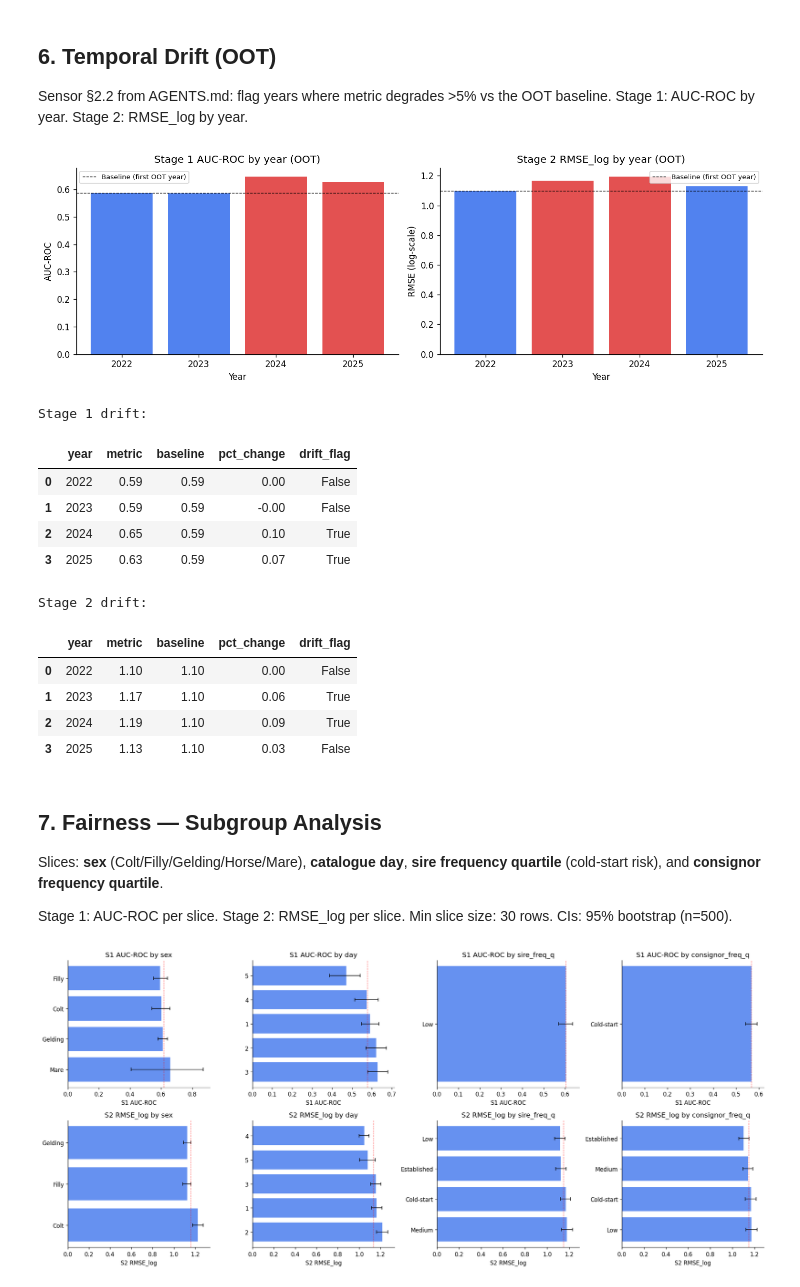
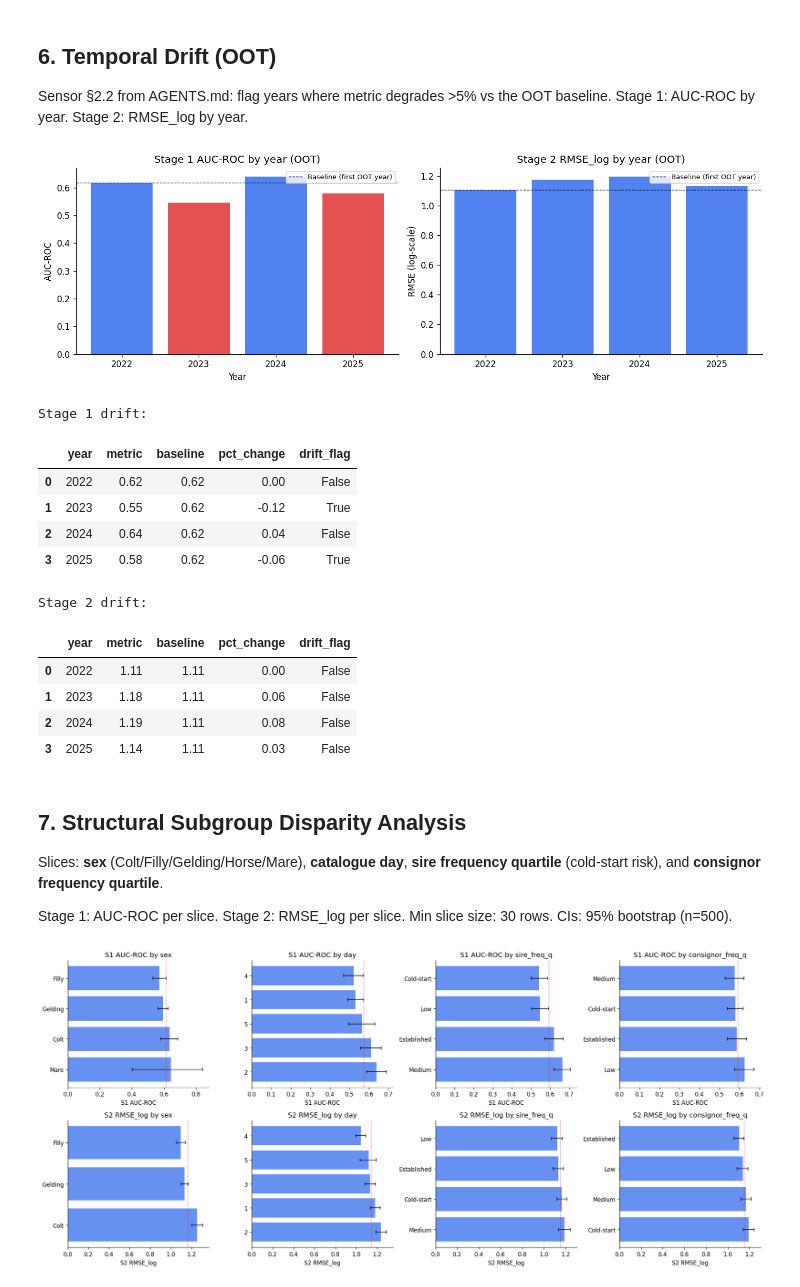
Before and after one commit to carroyo03/tfm-tattersalls, a Jupyter notebook: notebooks/05_Model_Audit.ipynb, the cells around one changed output. Cells and saved outputs as stored; diff of their text form; code cells hidden in the pictures.

```diff
--- a/notebooks/05_Model_Audit.ipynb
+++ b/notebooks/05_Model_Audit.ipynb
@@ -63,11 +88,12 @@ print("Regression exports:", reg_preds.shape)
 print("Universe exports:", univ_preds.shape)
 
 # Context columns needed for slicing (join on sale_year, day, lot)
+_join_keys = ["lot_uid"] if "lot_uid" in univ_preds.columns and "lot_uid" in clf_preds.columns else ["sale_name", "sale_year", "day", "lot"]
 _ctx_cols = [
-    "sale_year", "day", "lot",
+    *_join_keys,
     "sex_C", "sex_F", "sex_G", "sex_H", "sex_M",
     "intraday_position", "is_prime_time",
-    "sire_frequency", "consignor_frequency",
+    "sire_frequency", "consignor_volume",
     "log_year_median_price_prior",
 ]
 ctx = univ_preds[_ctx_cols].copy()
@@ -79,8 +105,8 @@ ctx["sex"] = (
 )
 
 # Enrich clf and reg parquets with context
-clf = clf_preds.merge(ctx, on=["sale_year", "day", "lot"], how="left")
-reg = reg_preds.merge(ctx, on=["sale_year", "day", "lot"], how="left")
+clf = clf_preds.merge(ctx, on=_join_keys, how="left", validate="one_to_one")
+reg = reg_preds.merge(ctx, on=_join_keys, how="left", validate="one_to_one")
 print(f"\nContext join coverage clf: {clf['sex'].notna().mean():.1%}")
 print(f"Context join coverage reg: {reg['sex'].notna().mean():.1%}")
 # %% [output]
@@ -283,0 +310,9 @@ plt.show()
+# %%
+reg['price_decile'] = pd.qcut(reg['log_price_true'], q=10, labels=False)
+reg.groupby('price_decile').apply(
+    lambda d: pd.Series({
+        'n': len(d),
+        'rmse_log': np.sqrt(mean_squared_error(d['log_price_true'], d['log_price_pred_stacking'])),
+        'bias': (d['log_price_true'] - d['log_price_pred_stacking']).mean()
+    })
+)
@@ -359,21 +522,21 @@ display(drift_clf[["year", "metric", "baseline", "pct_change", "drift_flag"]].ro
 print("\nStage 2 drift:")
 display(drift_reg[["year", "metric", "baseline", "pct_change", "drift_flag"]].round(4))
 # %% [output]
-[figure, old version]
+[figure, new version]
 Stage 1 drift:
 |  | year | metric | baseline | pct_change | drift_flag |
-| 0 | 2022 | 0.59 | 0.59 | 0.00 | False |
-| 1 | 2023 | 0.59 | 0.59 | -0.00 | False |
-| 2 | 2024 | 0.65 | 0.59 | 0.10 | True |
-| 3 | 2025 | 0.63 | 0.59 | 0.07 | True |
+| 0 | 2022 | 0.62 | 0.62 | 0.00 | False |
+| 1 | 2023 | 0.55 | 0.62 | -0.12 | True |
+| 2 | 2024 | 0.64 | 0.62 | 0.04 | False |
+| 3 | 2025 | 0.58 | 0.62 | -0.06 | True |
 Stage 2 drift:
 |  | year | metric | baseline | pct_change | drift_flag |
-| 0 | 2022 | 1.10 | 1.10 | 0.00 | False |
-| 1 | 2023 | 1.17 | 1.10 | 0.06 | True |
-| 2 | 2024 | 1.19 | 1.10 | 0.09 | True |
-| 3 | 2025 | 1.13 | 1.10 | 0.03 | False |
+| 0 | 2022 | 1.11 | 1.11 | 0.00 | False |
+| 1 | 2023 | 1.18 | 1.11 | 0.06 | False |
+| 2 | 2024 | 1.19 | 1.11 | 0.08 | False |
+| 3 | 2025 | 1.14 | 1.11 | 0.03 | False |
 # %% [markdown]
-## 7. Fairness — Subgroup Analysis
+## 7. Structural Subgroup Disparity Analysis
 
 Slices: **sex** (Colt/Filly/Gelding/Horse/Mare), **catalogue day**, **sire frequency quartile** (cold-start risk),
 and **consignor frequency quartile**.
@@ -387,7 +550,7 @@ for df in (clf, reg):
         labels=["Cold-start", "Low", "Medium", "Established"], duplicates="drop"
     )
     df["consignor_freq_q"] = pd.qcut(
-        df["consignor_frequency"].fillna(0), q=4,
+        df["consignor_volume"].fillna(0), q=4,
         labels=["Cold-start", "Low", "Medium", "Established"], duplicates="drop"
     )
 
@@ -397,38 +560,38 @@ def _auc_slice(df):
 def _rmse_slice(df):
     return float(np.sqrt(mean_squared_error(df["log_price_true"], df["log_price_pred_stacking"])))
 
-# Stage 1 fairness slices (AUC-ROC per slice)
+# Stage 1 structural subgroup disparity slices (AUC-ROC per slice)
 slices_s1 = {k: fairness_slice(clf, k, _auc_slice, n_boot=500)
              for k in ["sex", "day", "sire_freq_q", "consignor_freq_q"]}
 
-# Stage 2 fairness slices (RMSE_log per slice)
+# Stage 2 structural subgroup disparity slices (RMSE_log per slice)
 slices_s2 = {k: fairness_slice(reg, k, _rmse_slice, n_boot=500)
              for k in ["sex", "day", "sire_freq_q", "consignor_freq_q"]}
 
 fig, axes = plt.subplots(2, 4, figsize=(18, 8))
 
 for col_i, slice_key in enumerate(["sex", "day", "sire_freq_q", "consignor_freq_q"]):
     for row_i, (slices, stage_label) in enumerate([
         (slices_s1, "S1 AUC-ROC"),
         (slices_s2, "S2 RMSE_log"),
     ]):
         df_s = slices[slice_key]
         ax = axes[row_i, col_i]
         ax.barh(
             df_s[slice_key].astype(str), df_s["metric"],
             xerr=[
                 (df_s["metric"] - df_s["ci_lo"]).clip(lower=0),
                 (df_s["ci_hi"] - df_s["metric"]).clip(lower=0),
             ],
             capsize=3, color="#2563eb", alpha=0.7, error_kw={"linewidth": 1},
         )
         ax.set(title=f"{stage_label} by {slice_key}", xlabel=stage_label)
         ax.axvline(df_s["metric"].mean(), color="red", lw=0.8, ls="--", alpha=0.6)
 
 plt.tight_layout()
-savefig("07_fairness_slices")
+savefig("07_subgroup_disparity_slices")
 plt.show()
 # %% [output]
-[figure, old version]
+[figure, new version]
 # %%
 # Disparity tables: slices deviating most from overall weighted mean
```
Also changed, not shown: parts of 29 cells of this notebook, 12 other files.
